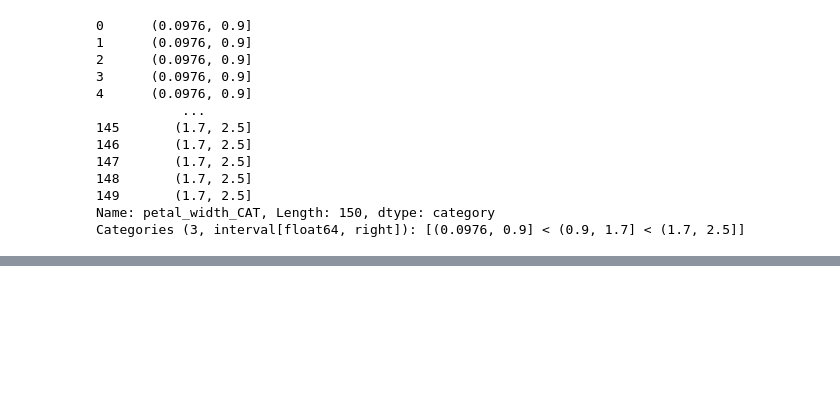
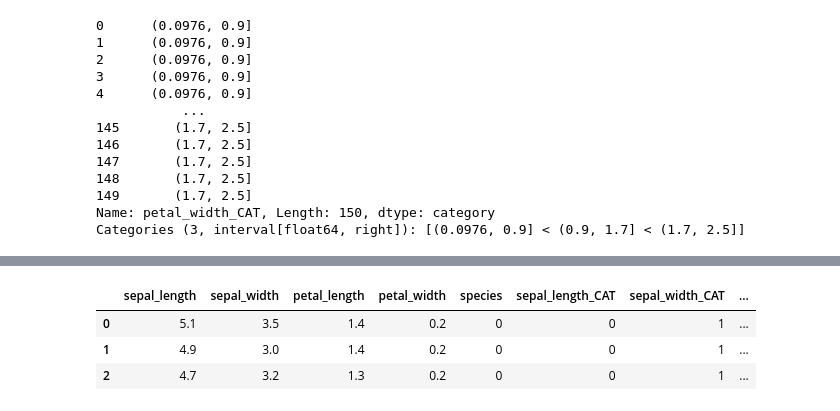
Before and after one commit to schellrw/iris, a Jupyter notebook: iris-eda-classification.ipynb, the cells around one changed output, grey strips where cells are left out. Cells and saved outputs as stored; diff of their text form; code cells hidden in the pictures; blank space fills up the shorter version.

```diff
--- a/iris-eda-classification.ipynb
+++ b/iris-eda-classification.ipynb
@@ -239,3 +250,6 @@ print(df['petal_width_CAT'])
 149       (1.7, 2.5]
 Name: petal_width_CAT, Length: 150, dtype: category
 Categories (3, interval[float64, right]): [(0.0976, 0.9] < (0.9, 1.7] < (1.7, 2.5]]
+# %%
+df['petal_area'] = df['petal_width']*df['petal_length']
+print(df['petal_area'])
@@ -241,0 +269,3 @@ Categories (3, interval[float64, right]): [(0.0976, 0.9] < (0.9, 1.7] < (1.7, 2.
+# %%
+df['sepal_area'] = df['sepal_width']*df['sepal_length']
+print(df['sepal_area'])
@@ -241,0 +309,11 @@ Categories (3, interval[float64, right]): [(0.0976, 0.9] < (0.9, 1.7] < (1.7, 2.
+# %%
+df['species'] = df['species'].astype('category').cat.codes # factorize the response
+## could do this instead to encode the response as label:
+# label_encoder = LabelEncoder()
+# y = label_encoder.fit_transform(y)
+# %%
+# let's also factorize the intervals
+df['sepal_length_CAT'] = df['sepal_length_CAT'].astype('category').cat.codes
+df['sepal_width_CAT'] = df['sepal_width_CAT'].astype('category').cat.codes
+df['petal_length_CAT'] = df['petal_length_CAT'].astype('category').cat.codes
+df['petal_width_CAT'] = df['petal_width_CAT'].astype('category').cat.codes
@@ -241,0 +341,7 @@ Categories (3, interval[float64, right]): [(0.0976, 0.9] < (0.9, 1.7] < (1.7, 2.
+# %%
+df.head(3)
+# %% [output]
+|  | sepal_length | sepal_width | petal_length | petal_width | species | sepal_length_CAT | sepal_width_CAT | ... |
+| 0 | 5.1 | 3.5 | 1.4 | 0.2 | 0 | 0 | 1 | ... |
+| 1 | 4.9 | 3.0 | 1.4 | 0.2 | 0 | 0 | 1 | ... |
+| 2 | 4.7 | 3.2 | 1.3 | 0.2 | 0 | 0 | 1 | ... |
```
Also changed, not shown: parts of 19 cells of this notebook.
